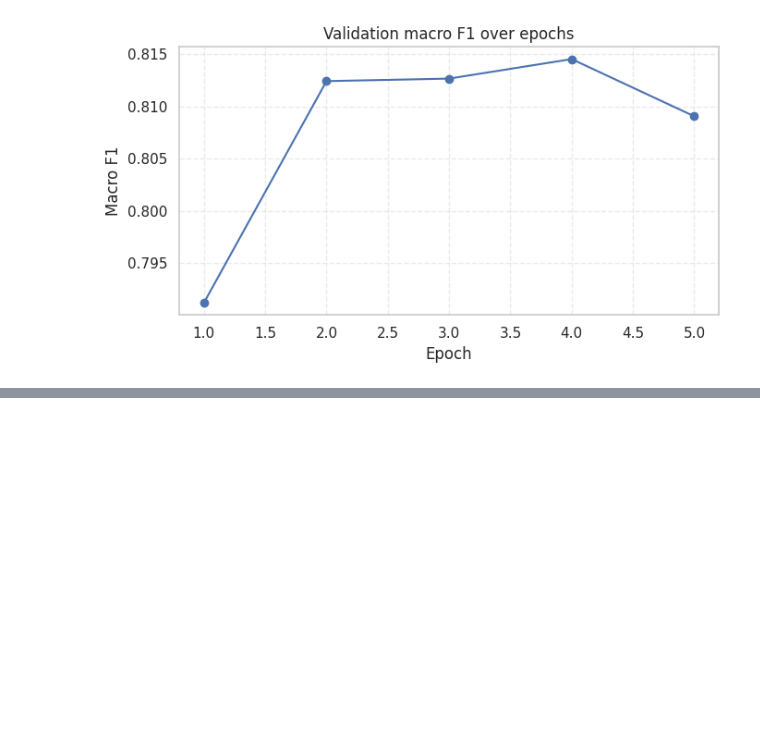
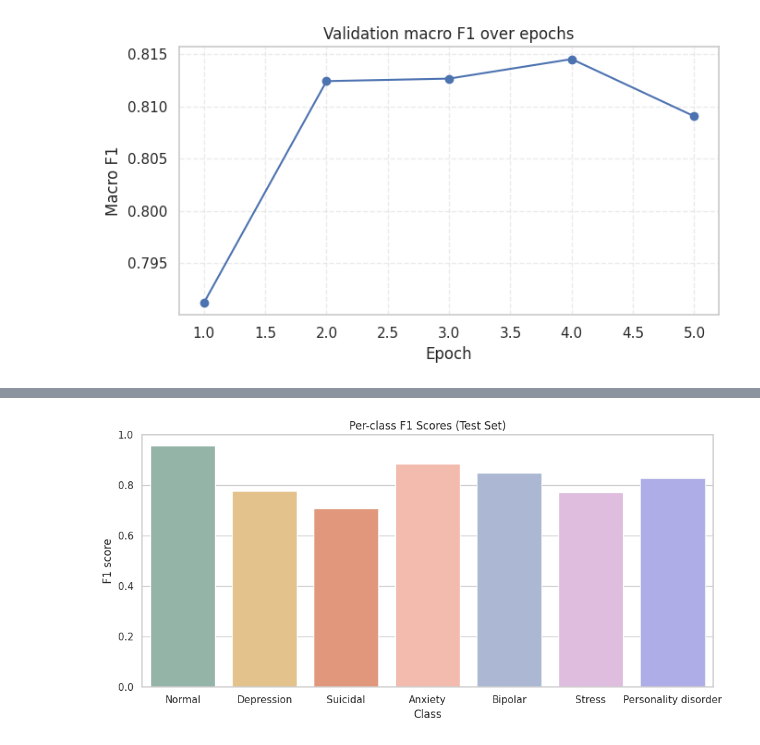
Before and after one commit to prakashy003/MindScope-AI, a Jupyter notebook: notebooks/06_Transformer_Based_Model.ipynb, the cells around one changed output, grey strips where cells are left out. Cells and saved outputs as stored; diff of their text form; code cells hidden in the pictures; blank space fills up the shorter version.

```diff
--- a/notebooks/06_Transformer_Based_Model.ipynb
+++ b/notebooks/06_Transformer_Based_Model.ipynb
@@ -177,19 +169,9 @@ Preview of train split:
 # %%
 # SECTION 3 – Cell 3: label distribution tables
 
-DISPLAY_ORDER = [
-    "Normal",
-    "Depression",
-    "Suicidal",
-    "Anxiety",
-    "Bipolar",
-    "Stress",
-    "Personality disorder",
-]
-
 def label_stats(split_df, split_name):
-    counts = split_df[LABEL_COL].value_counts().reindex(DISPLAY_ORDER, fill_value=0)
-    props  = split_df[LABEL_COL].value_counts(normalize=True).reindex(DISPLAY_ORDER, fill_value=0.0)
+    counts = split_df[LABEL_COL].value_counts().reindex(LABEL_ORDER, fill_value=0)
+    props  = split_df[LABEL_COL].value_counts(normalize=True).reindex(LABEL_ORDER, fill_value=0.0)
 
     stats_df = (
         pd.DataFrame({"count": counts, "proportion": props.round(3)})
@@ -260,14 +242,14 @@ status_colors = {
     "Personality disorder": "#A4A3F1",
 }
 
-palette = [status_colors[label] for label in DISPLAY_ORDER]
+palette = [status_colors[label] for label in LABEL_ORDER]
 
 # --- 1) Train split ---
 plt.figure(figsize=(6,4))
 sns.countplot(
     data=train_df,
     x=LABEL_COL,
-    order=DISPLAY_ORDER,
+    order=LABEL_ORDER,
     palette=palette,
 )
 plt.title(f"Train label distribution (n = {len(train_df)})")
@@ -289,7 +271,7 @@ for ax, (title, split_df) in zip(axes, splits_small):
     sns.countplot(
         data=split_df,
         x=LABEL_COL,
-        order=DISPLAY_ORDER,
+        order=LABEL_ORDER,
         palette=palette,
         ax=ax,
     )
@@ -863,0 +965,54 @@ plt.show()
+# %%
+# SECTION 8 – Cell 5: Per-class F1 bar plot
+
+from sklearn.metrics import classification_report
+import pandas as pd
+import matplotlib.pyplot as plt
+import seaborn as sns
+
+# Get dict version of the report for metrics
+id_order = [label2id[label] for label in LABEL_ORDER]
+
+report_dict = classification_report(
+    all_labels,
+    all_preds,
+    labels=id_order,
+    target_names=DISPLAY_ORDER,
+    output_dict=True,
+    digits=4,
+)
+
+# Build dataframe of per-class F1
+rows = []
+for label in DISPLAY_ORDER:
+    metrics = report_dict[label]
+    rows.append({
+        "label": label,
+        "f1": metrics["f1-score"],
+    })
+
+f1_df = pd.DataFrame(rows)
+
+# Bar plot
+sns.set(style="whitegrid")
+plt.figure(figsize=(10, 5))
+sns.barplot(
+    data=f1_df,
+    x="label",
+    y="f1",
+    order=DISPLAY_ORDER,
+    palette=palette,
+)
+plt.title("Per-class F1 Scores (Test Set)")
+plt.xlabel("Class")
+plt.ylabel("F1 score")
+plt.ylim(0, 1.0)
+plt.xticks()
+plt.tight_layout()
+plt.show()
+
+# Print F1 values
+for label, f1 in zip(f1_df["label"], f1_df["f1"]):
+    print(f"{label:<22}: {f1:.4f}")
+# %% [output]
+[figure, added]
```
Also changed, not shown: parts of 15 cells of this notebook.
